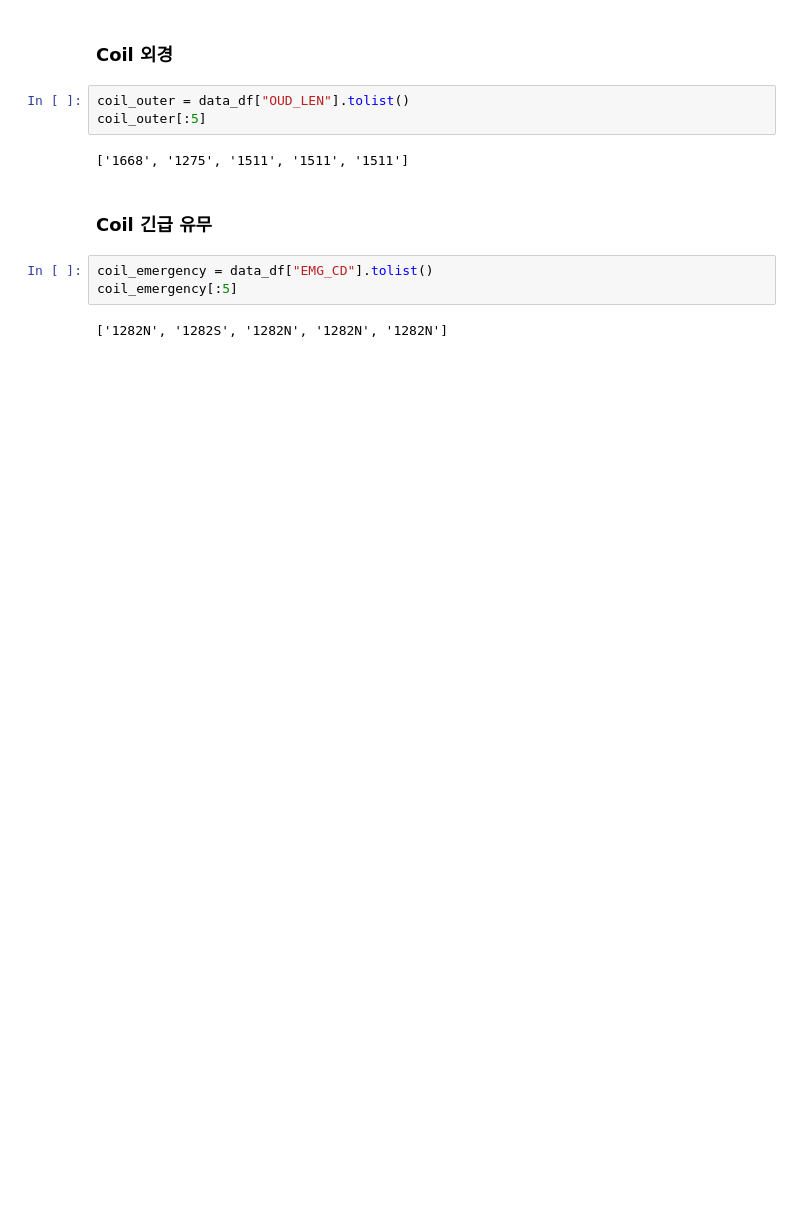
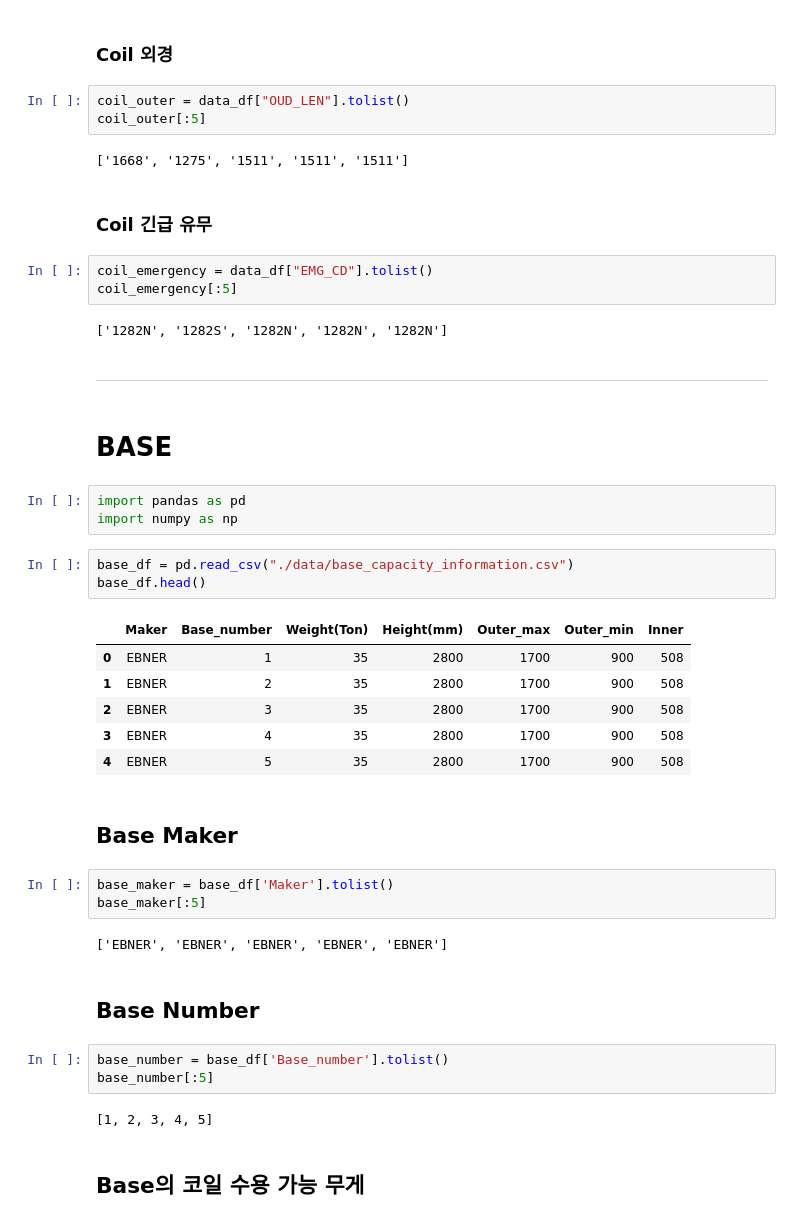
Before and after one commit to ppurify/DK, a Jupyter notebook: grouping_test.ipynb, the cells around one changed output. Drawn from its saved outputs; the diff is of its cells as text; blank space fills up the shorter version.

Commit message:
Coil and Base Dataframe

```diff
--- a/grouping_test.ipynb
+++ b/grouping_test.ipynb
@@ -361,3 +361,36 @@ coil_emergency = data_df["EMG_CD"].tolist()
 coil_emergency[:5]
 # %% [output]
 ['1282N', '1282S', '1282N', '1282N', '1282N']
+# %% [markdown]
+---
+# %% [markdown]
+# BASE
+# %%
+import pandas as pd
+import numpy as np
+# %%
+base_df = pd.read_csv("./data/base_capacity_information.csv")
+base_df.head()
+# %% [output]
+|  | Maker | Base_number | Weight(Ton) | Height(mm) | Outer_max | Outer_min | Inner |
+| 0 | EBNER | 1 | 35 | 2800 | 1700 | 900 | 508 |
+| 1 | EBNER | 2 | 35 | 2800 | 1700 | 900 | 508 |
+| 2 | EBNER | 3 | 35 | 2800 | 1700 | 900 | 508 |
+| 3 | EBNER | 4 | 35 | 2800 | 1700 | 900 | 508 |
+| 4 | EBNER | 5 | 35 | 2800 | 1700 | 900 | 508 |
+# %% [markdown]
+## Base Maker
+# %%
+base_maker = base_df['Maker'].tolist()
+base_maker[:5]
+# %% [output]
+['EBNER', 'EBNER', 'EBNER', 'EBNER', 'EBNER']
+# %% [markdown]
+## Base Number
+# %%
+base_number = base_df['Base_number'].tolist()
+base_number[:5]
+# %% [output]
+[1, 2, 3, 4, 5]
+# %% [markdown]
+## Base의 코일 수용 가능 무게
```
Also changed, not shown: parts of 9 cells of this notebook.
